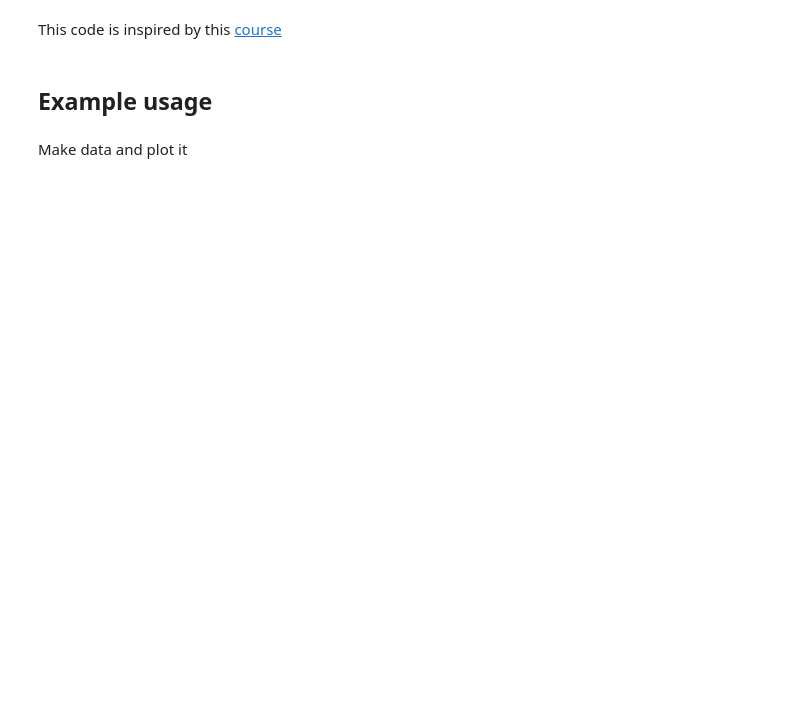
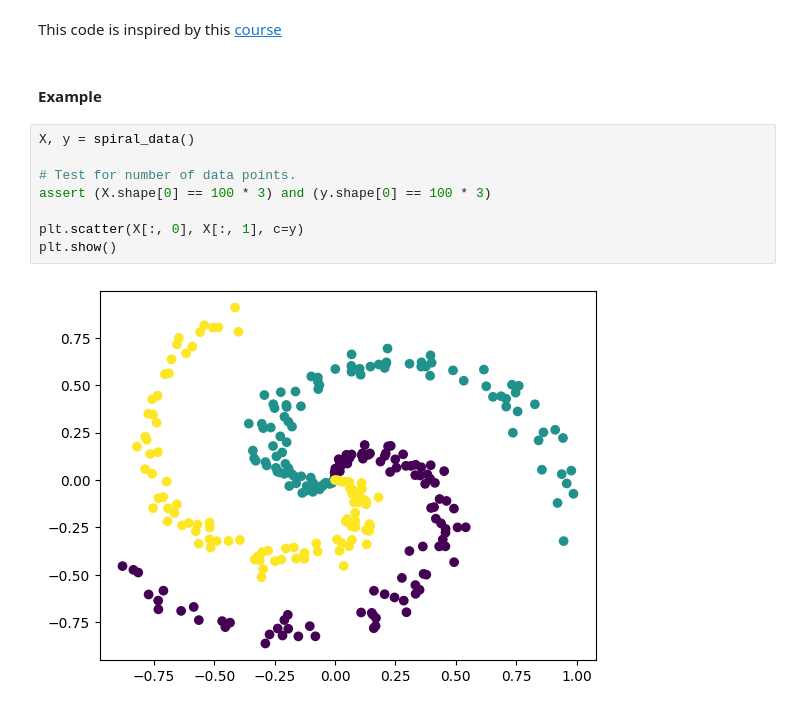
Before and after one commit to sampath017/researchai, a Jupyter notebook: _proc/00_layers.ipynb, the cells around one changed output. Cells and saved outputs as stored; diff of their text form; blank space fills up the shorter version.

```diff
--- a/_proc/00_layers.ipynb
+++ b/_proc/00_layers.ipynb
@@ -62,6 +99,14 @@ Create spiral dataset
 # %% [markdown]
 This code is inspired by this [course](https://cs231n.github.io/neural-networks-case-study/#data)
 # %% [markdown]
-## Example usage
+#### Example
-# %% [markdown]
-Make data and plot it
+# %%
+X, y = spiral_data()
+
+# Test for number of data points.
+assert (X.shape[0] == 100 * 3) and (y.shape[0] == 100 * 3)
+
+plt.scatter(X[:, 0], X[:, 1], c=y)
+plt.show()
+# %% [output]
+[figure, added]
```
Also changed, not shown: parts of 19 cells of this notebook, 51 other files.
